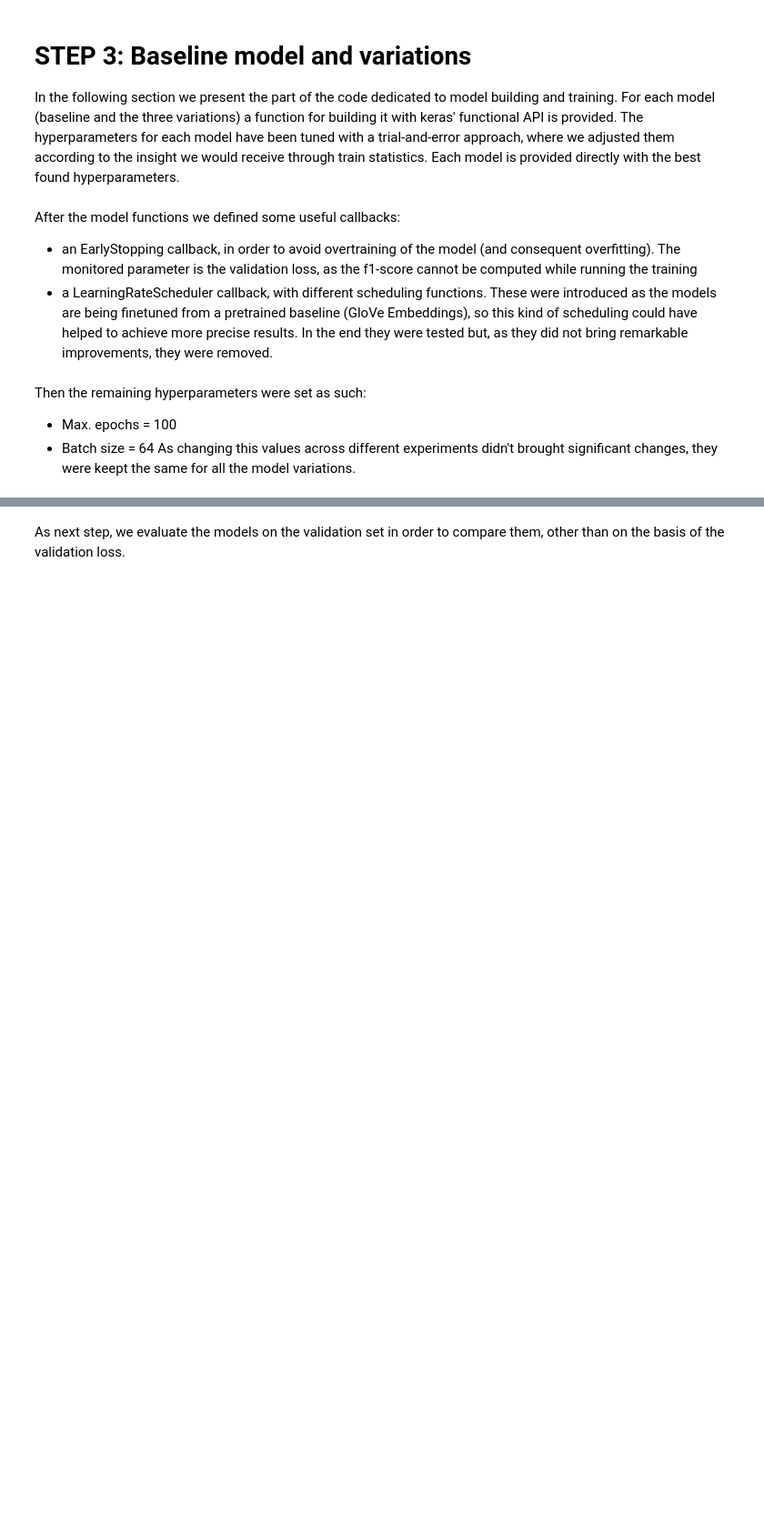
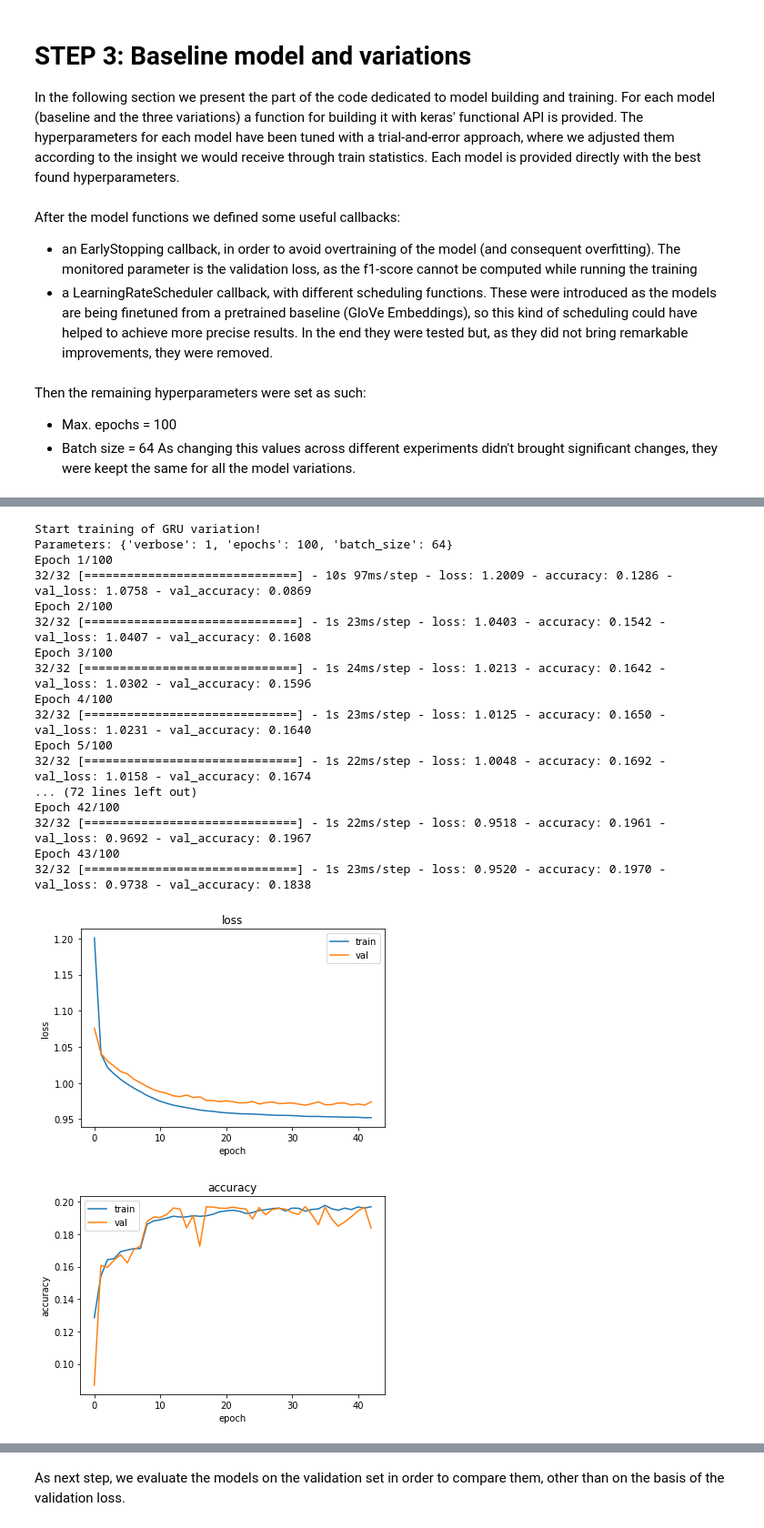
Before and after one commit to DomMcOyle/NLP-Assigments-22-23, a Jupyter notebook: Assignment1.ipynb, the cells around one changed output, grey strips where cells are left out. Shown at 91% size. Cells and saved outputs as stored; diff of their text form; code cells hidden in the pictures; blank space fills up the shorter version.

```diff
--- a/Assignment1.ipynb
+++ b/Assignment1.ipynb
@@ -853,7 +891,7 @@ show_history(history)
 # %%
-GRU_model = GRU_model(num_tokens, embedding_dimension, embedding_matrix, n_classes)
-GRU_model.compile(loss="categorical_crossentropy",
+GRU = GRU_model(num_tokens, embedding_dimension, embedding_matrix, n_classes)
+GRU.compile(loss="categorical_crossentropy",
               optimizer=tf.keras.optimizers.Adam(GRU_lr),
               metrics=['accuracy'])
 
-GRU_model.summary()
+GRU.summary()
@@ -860,10 +918,30 @@ GRU_model.summary()
 # %%
 print(f"Start training of GRU variation! \nParameters: {training_info}")
-history = GRU_model.fit(x=train_sentences_X,
+history = GRU.fit(x=train_sentences_X,
                     y=train_tags_y,
                     validation_data=(val_sentences_X,
                                      val_tags_y),
                     callbacks =[es], #[scheduler, es],
                     **training_info)
 show_history(history)
+# %% [output]
+Start training of GRU variation!
+Parameters: {'verbose': 1, 'epochs': 100, 'batch_size': 64}
+Epoch 1/100
+32/32 [==============================] - 10s 97ms/step - loss: 1.2009 - accuracy: 0.1286 - val_loss: 1.0758 - val_accuracy: 0.0869
+Epoch 2/100
+32/32 [==============================] - 1s 23ms/step - loss: 1.0403 - accuracy: 0.1542 - val_loss: 1.0407 - val_accuracy: 0.1608
+Epoch 3/100
+32/32 [==============================] - 1s 24ms/step - loss: 1.0213 - accuracy: 0.1642 - val_loss: 1.0302 - val_accuracy: 0.1596
+Epoch 4/100
+32/32 [==============================] - 1s 23ms/step - loss: 1.0125 - accuracy: 0.1650 - val_loss: 1.0231 - val_accuracy: 0.1640
+Epoch 5/100
+32/32 [==============================] - 1s 22ms/step - loss: 1.0048 - accuracy: 0.1692 - val_loss: 1.0158 - val_accuracy: 0.1674
+... (72 lines left out)
+Epoch 42/100
+32/32 [==============================] - 1s 22ms/step - loss: 0.9518 - accuracy: 0.1961 - val_loss: 0.9692 - val_accuracy: 0.1967
+Epoch 43/100
+32/32 [==============================] - 1s 23ms/step - loss: 0.9520 - accuracy: 0.1970 - val_loss: 0.9738 - val_accuracy: 0.1838
+[figure, added]
+[figure, added]
 # %%
```
Also changed, not shown: parts of 15 cells of this notebook.
